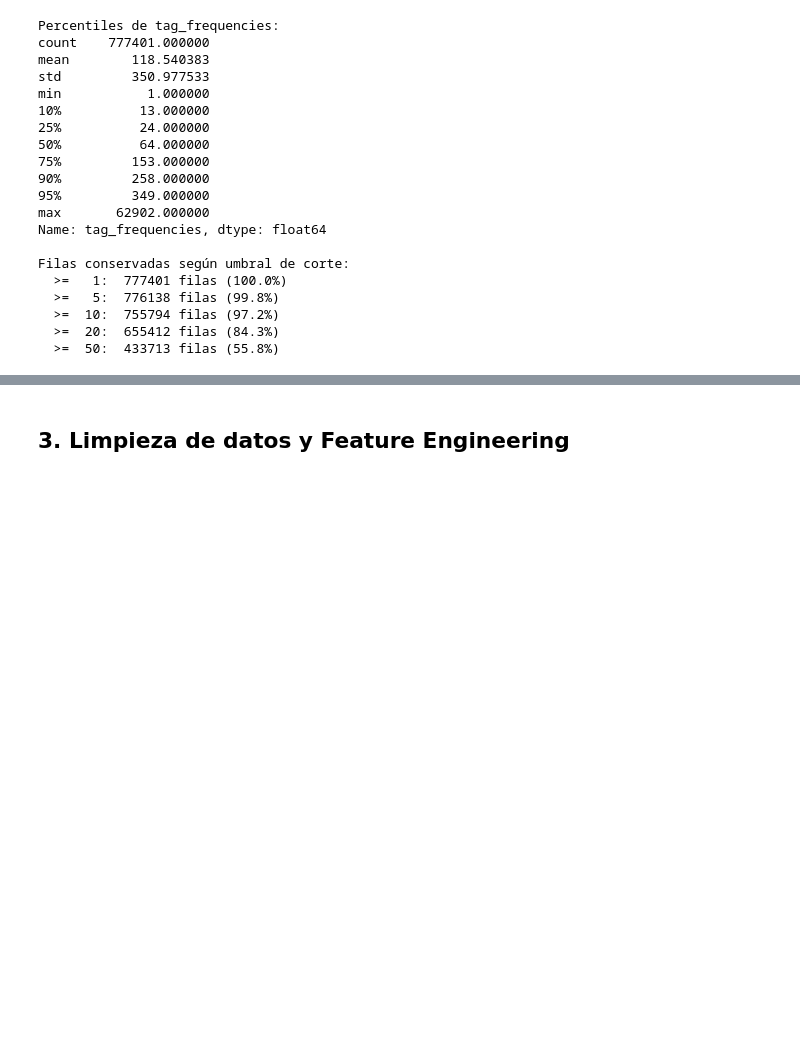
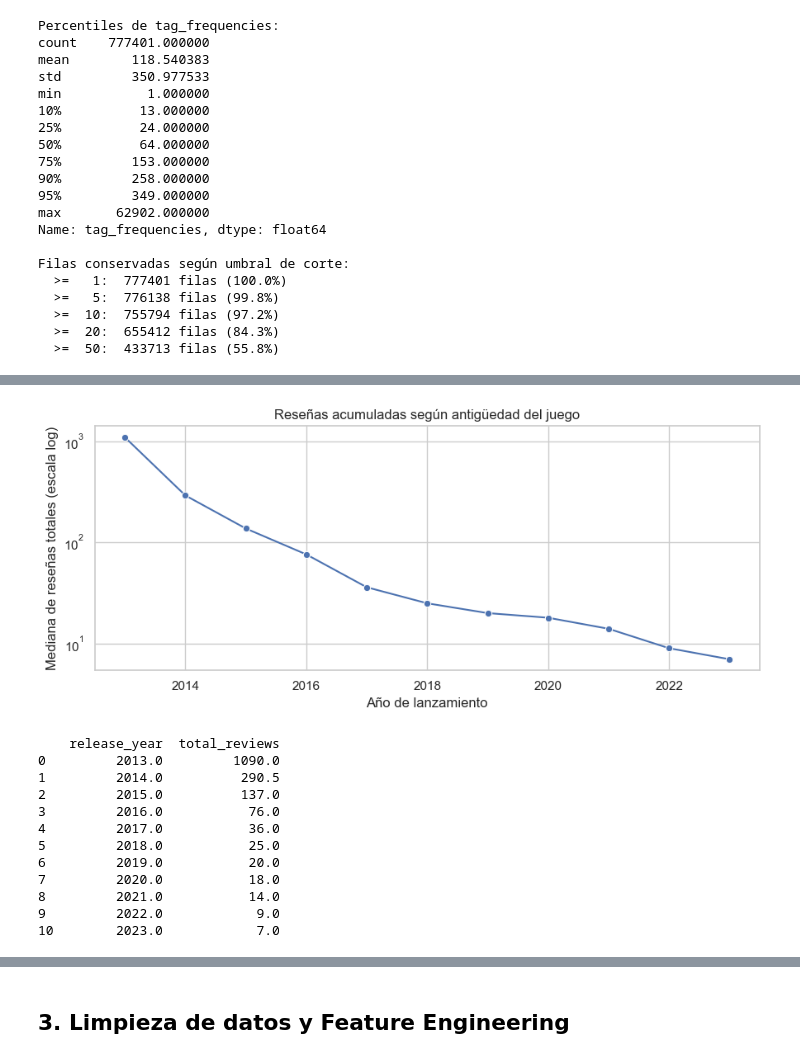
Before and after one commit to HichiroXD/Proyecto_IA_1, a Jupyter notebook: notebook/steam_analysis.ipynb, the cells around one changed output, grey strips where cells are left out. Drawn from its saved outputs; the diff is of its cells as text; code cells hidden in the pictures; blank space fills up the shorter version.

```diff
--- a/notebook/steam_analysis.ipynb
+++ b/notebook/steam_analysis.ipynb
@@ -205,0 +282,28 @@ Filas conservadas según umbral de corte:
+# %%
+# Mediana de reseñas totales por año de lanzamiento
+year_reviews = df_games.groupby('release_year')['total_reviews'].median().reset_index()
+
+plt.figure(figsize=(9, 4))
+sns.lineplot(data=year_reviews, x='release_year', y='total_reviews', marker='o')
+plt.yscale('log')
+plt.ylabel('Mediana de reseñas totales (escala log)')
+plt.xlabel('Año de lanzamiento')
+plt.title('Reseñas acumuladas según antigüedad del juego')
+plt.tight_layout()
+plt.show()
+
+print(year_reviews)
+# %% [output]
+[figure, added]
+    release_year  total_reviews
+0         2013.0         1090.0
+1         2014.0          290.5
+2         2015.0          137.0
+3         2016.0           76.0
+4         2017.0           36.0
+5         2018.0           25.0
+6         2019.0           20.0
+7         2020.0           18.0
+8         2021.0           14.0
+9         2022.0            9.0
+10        2023.0            7.0
```
Also changed, not shown: parts of 15 cells of this notebook, 1 other file.
